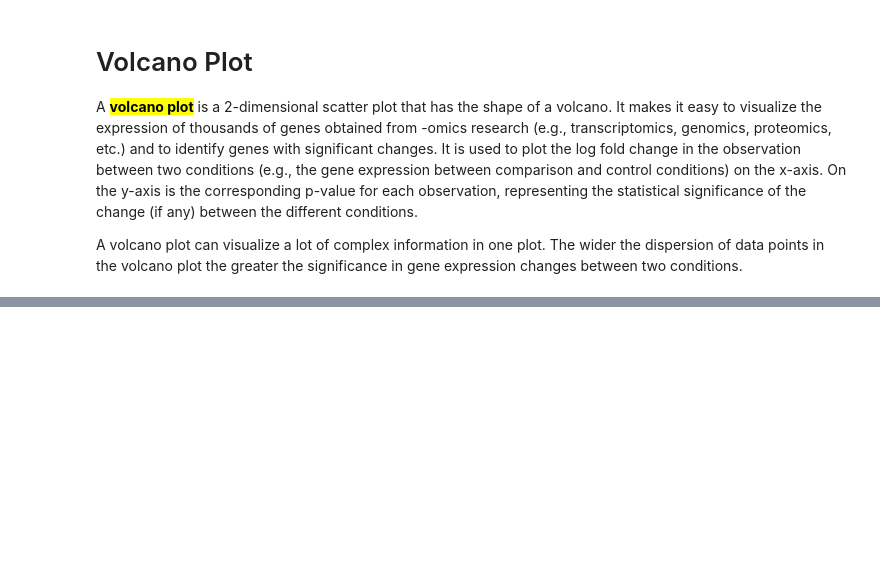
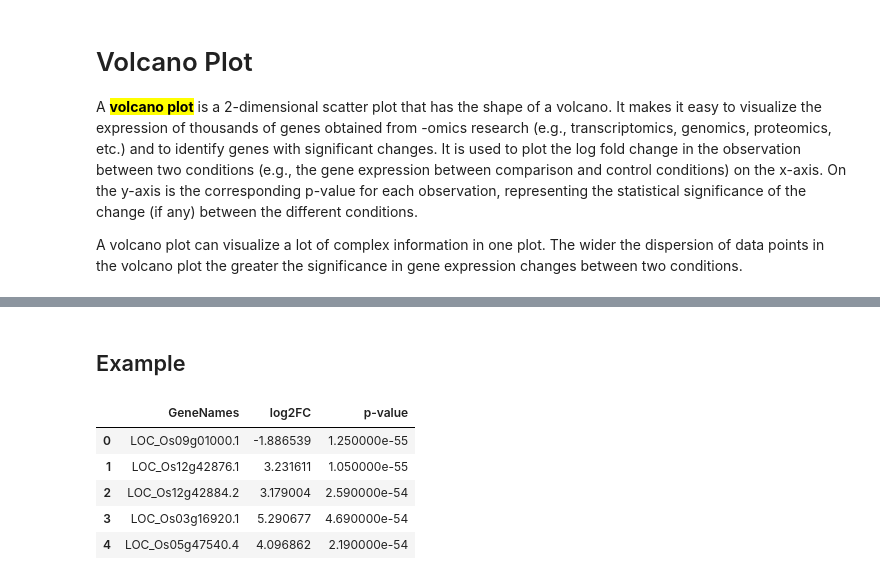
Before and after one commit to Collins331/Precision-Medicine, a Jupyter notebook: Statistics/data_visualization.ipynb, the cells around one changed output, grey strips where cells are left out. Cells and saved outputs as stored; diff of their text form; code cells hidden in the pictures; blank space fills up the shorter version.

```diff
--- a/Statistics/data_visualization.ipynb
+++ b/Statistics/data_visualization.ipynb
@@ -93,0 +106,13 @@ A volcano plot can visualize a lot of complex information in one plot. The wider
+# %% [markdown]
+## Example
+# %%
+df = pd.read_csv('./data/volcano_data.csv')
+
+df.head()
+# %% [output]
+|  | GeneNames | log2FC | p-value |
+| 0 | LOC_Os09g01000.1 | -1.886539 | 1.250000e-55 |
+| 1 | LOC_Os12g42876.1 | 3.231611 | 1.050000e-55 |
+| 2 | LOC_Os12g42884.2 | 3.179004 | 2.590000e-54 |
+| 3 | LOC_Os03g16920.1 | 5.290677 | 4.690000e-54 |
+| 4 | LOC_Os05g47540.4 | 4.096862 | 2.190000e-54 |
```
Also changed, not shown: parts of 8 cells of this notebook, 2 other files.
